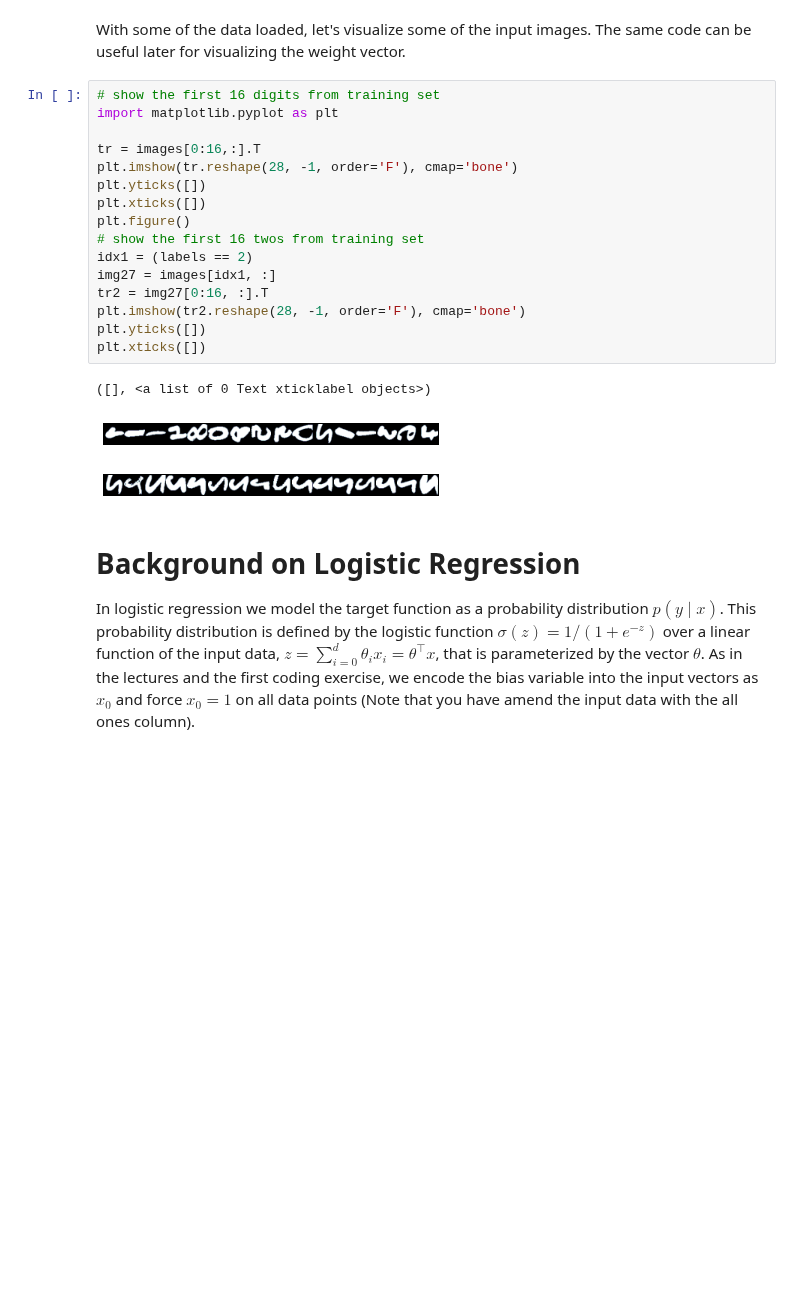
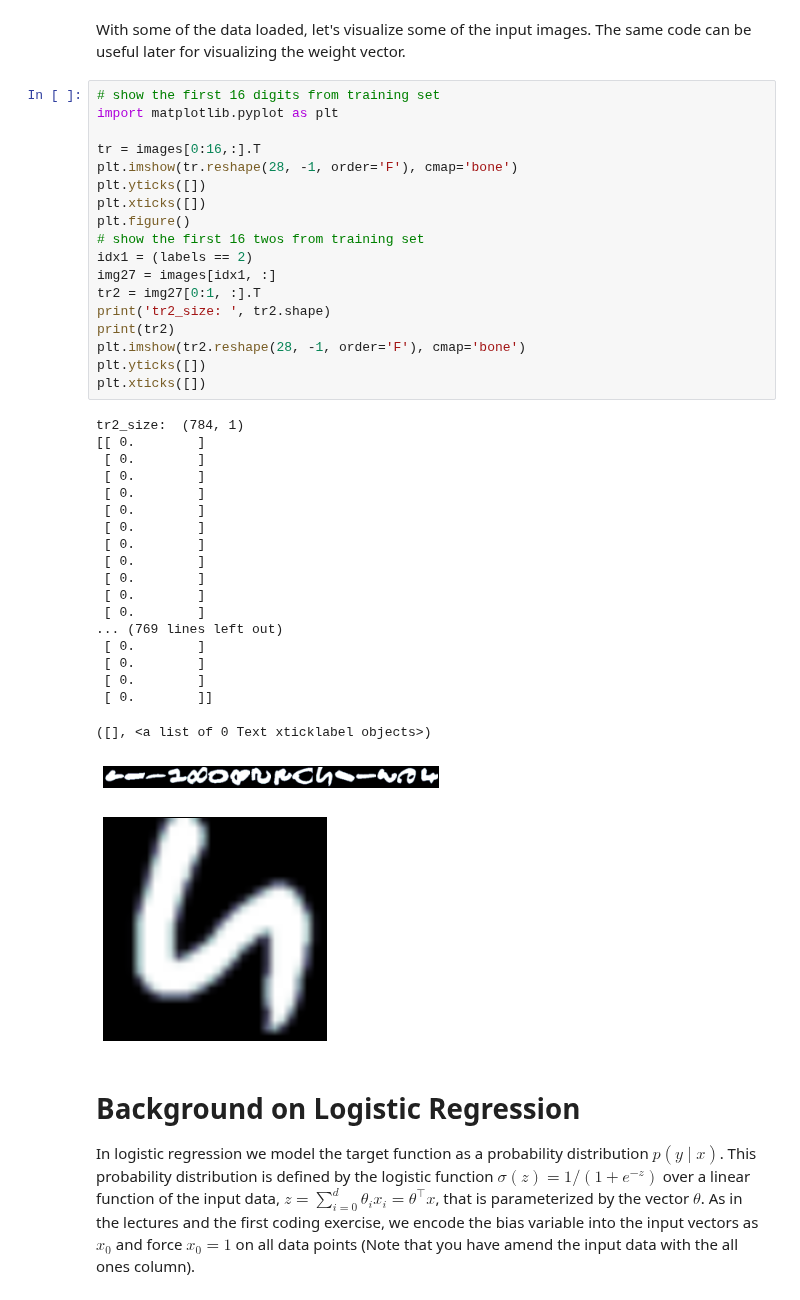
Before and after one commit to hed98bpb/MachineLearning, a Jupyter notebook: Handin1/Handin_1_Machine_Learning_2016.ipynb, the cells around one changed output. Drawn from its saved outputs; the diff is of its cells as text; blank space fills up the shorter version.

```diff
--- a/Handin1/Handin_1_Machine_Learning_2016.ipynb
+++ b/Handin1/Handin_1_Machine_Learning_2016.ipynb
@@ -71,23 +71,42 @@ The same code can be useful later for visualizing the weight vector.
 # %%
 # show the first 16 digits from training set
 import matplotlib.pyplot as plt
 
 tr = images[0:16,:].T
 plt.imshow(tr.reshape(28, -1, order='F'), cmap='bone')
 plt.yticks([])
 plt.xticks([])
 plt.figure()
 # show the first 16 twos from training set
 idx1 = (labels == 2)
 img27 = images[idx1, :]
-tr2 = img27[0:16, :].T
+tr2 = img27[0:1, :].T
+print('tr2_size: ', tr2.shape)
+print(tr2)
 plt.imshow(tr2.reshape(28, -1, order='F'), cmap='bone')
 plt.yticks([])
 plt.xticks([])
 # %% [output]
-([], <a list of 0 Text xticklabel objects>)
+tr2_size:  (784, 1)
+[[ 0.        ]
+ [ 0.        ]
+ [ 0.        ]
+ [ 0.        ]
+ [ 0.        ]
+ [ 0.        ]
+ [ 0.        ]
+ [ 0.        ]
+ [ 0.        ]
+ [ 0.        ]
+ [ 0.        ]
+... (769 lines left out)
+ [ 0.        ]
+ [ 0.        ]
+ [ 0.        ]
+ [ 0.        ]]
+([], <a list of 0 Text xticklabel objects>)
 [figure]
-[figure, old version]
+[figure, new version]
 # %% [markdown]
 # Background on Logistic Regression
 
```
Also changed, not shown: parts of 1 cell of this notebook.
